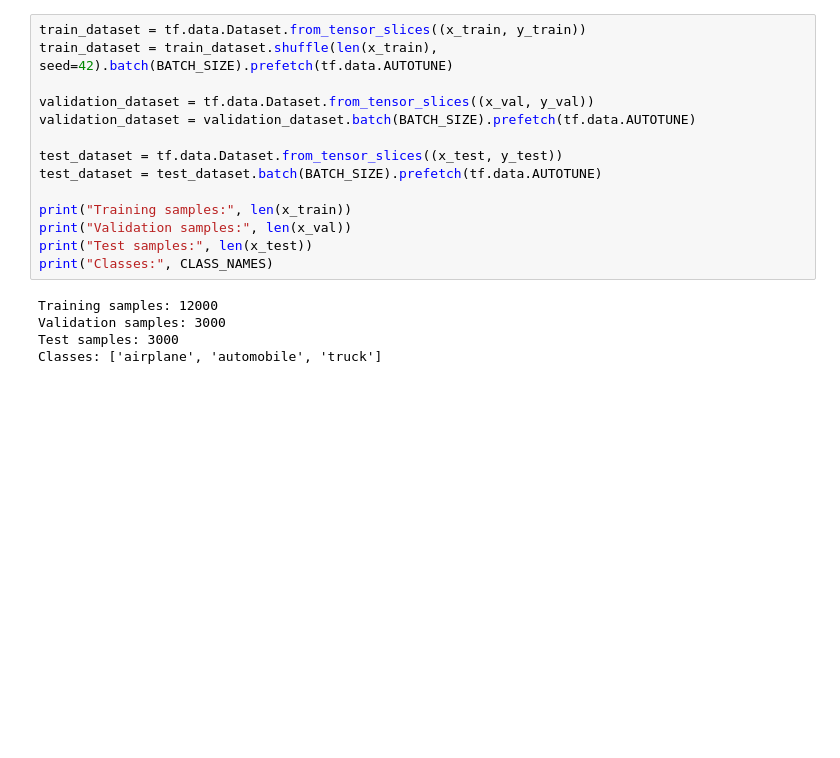
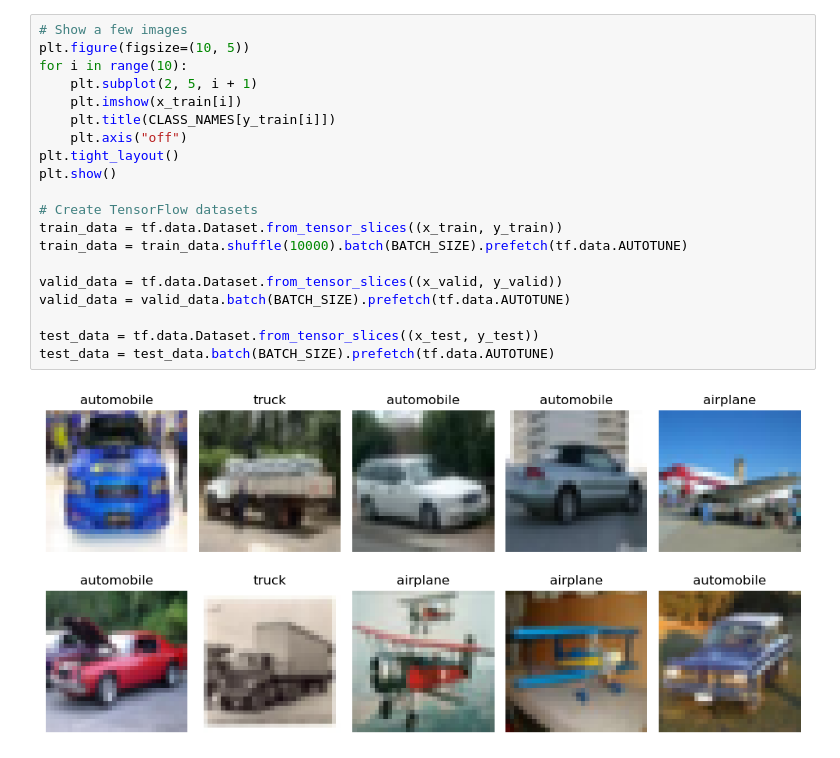
Before and after one commit to mdshiblinoman/exam, a Jupyter notebook: AI/vgg16.ipynb, the cells around one changed output. Drawn from its saved outputs; the diff is of its cells as text; blank space fills up the shorter version.

```diff
--- a/AI/vgg16.ipynb
+++ b/AI/vgg16.ipynb
@@ -46,19 +57,22 @@ Downloading data from https://www.cs.toronto.edu/~kriz/cifar-10-python.tar.gz
 # %%
-train_dataset = tf.data.Dataset.from_tensor_slices((x_train, y_train))
-train_dataset = train_dataset.shuffle(len(x_train), seed=42).batch(BATCH_SIZE).prefetch(tf.data.AUTOTUNE)
+# Show a few images
+plt.figure(figsize=(10, 5))
+for i in range(10):
+    plt.subplot(2, 5, i + 1)
+    plt.imshow(x_train[i])
+    plt.title(CLASS_NAMES[y_train[i]])
+    plt.axis("off")
+plt.tight_layout()
+plt.show()
 
-validation_dataset = tf.data.Dataset.from_tensor_slices((x_val, y_val))
-validation_dataset = validation_dataset.batch(BATCH_SIZE).prefetch(tf.data.AUTOTUNE)
+# Create TensorFlow datasets
+train_data = tf.data.Dataset.from_tensor_slices((x_train, y_train))
+train_data = train_data.shuffle(10000).batch(BATCH_SIZE).prefetch(tf.data.AUTOTUNE)
 
-test_dataset = tf.data.Dataset.from_tensor_slices((x_test, y_test))
-test_dataset = test_dataset.batch(BATCH_SIZE).prefetch(tf.data.AUTOTUNE)
+valid_data = tf.data.Dataset.from_tensor_slices((x_valid, y_valid))
+valid_data = valid_data.batch(BATCH_SIZE).prefetch(tf.data.AUTOTUNE)
 
-print("Training samples:", len(x_train))
-print("Validation samples:", len(x_val))
-print("Test samples:", len(x_test))
-print("Classes:", CLASS_NAMES)
+test_data = tf.data.Dataset.from_tensor_slices((x_test, y_test))
+test_data = test_data.batch(BATCH_SIZE).prefetch(tf.data.AUTOTUNE)
 # %% [output]
-Training samples: 12000
-Validation samples: 3000
-Test samples: 3000
-Classes: ['airplane', 'automobile', 'truck']
+[figure, added]
```
Also changed, not shown: parts of 11 cells of this notebook, 1 other file.
